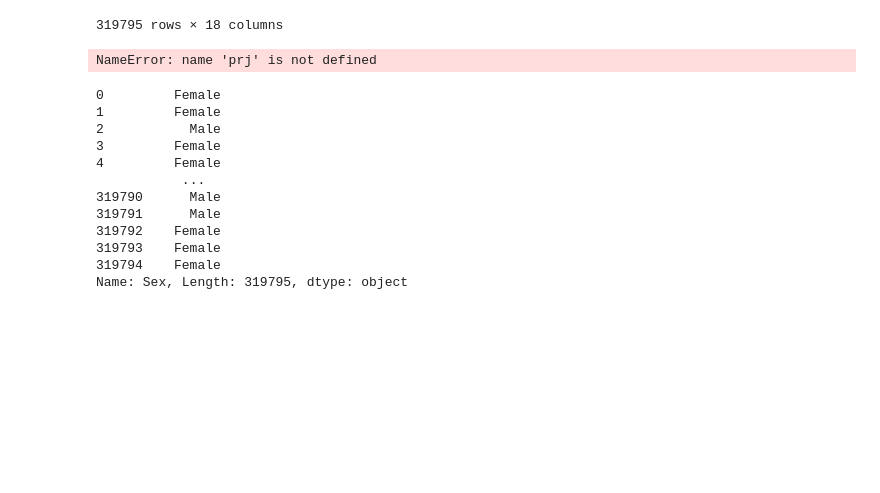
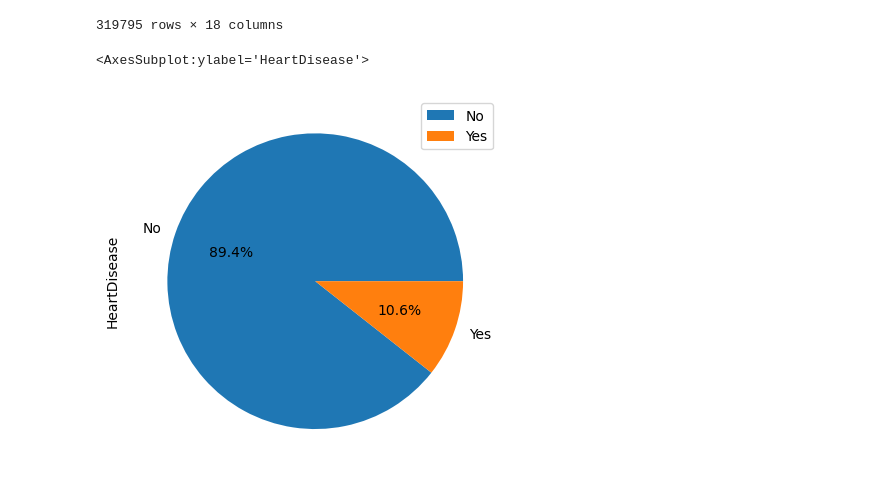
Before and after one commit to taywiljoe/Project-1, a Jupyter notebook: heart_disease.ipynb, the cells around one changed output. Cells and saved outputs as stored; diff of their text form; code cells hidden in the pictures; blank space fills up the shorter version.

```diff
--- a/heart_disease.ipynb
+++ b/heart_disease.ipynb
@@ -18,26 +28,14 @@ data_1
 | 319793 | No | 32.81 | No | No | No | 0.0 | 0.0 | No | ... |
 | 319794 | No | 46.56 | No | No | No | 0.0 | 0.0 | No | ... |
 319795 rows × 18 columns
-# %%
-prj.heart_data
-# %% [output]
-NameError: name 'prj' is not defined
 # %%
 #%run Project_1.ipynb
 # %%
 female_data = data_1.loc[data_1["Sex"]=="Female"]
-# %%
-sex_data
-# %% [output]
-0         Female
-1         Female
-2           Male
-3         Female
-4         Female
-           ...
-319790      Male
-319791      Male
-319792    Female
-319793    Female
-319794    Female
-Name: Sex, Length: 319795, dtype: object
+# %%
+male_data = data_1.loc[data_1["Sex"]=="Male"]
+# %%
+male_data.groupby("HeartDisease").aggregate({"HeartDisease":"count"}).plot(kind="pie", y="HeartDisease", autopct="%.1f%%")
+# %% [output]
+<AxesSubplot:ylabel='HeartDisease'>
+[figure, added]
```
Also changed, not shown: parts of 21 cells of this notebook.
